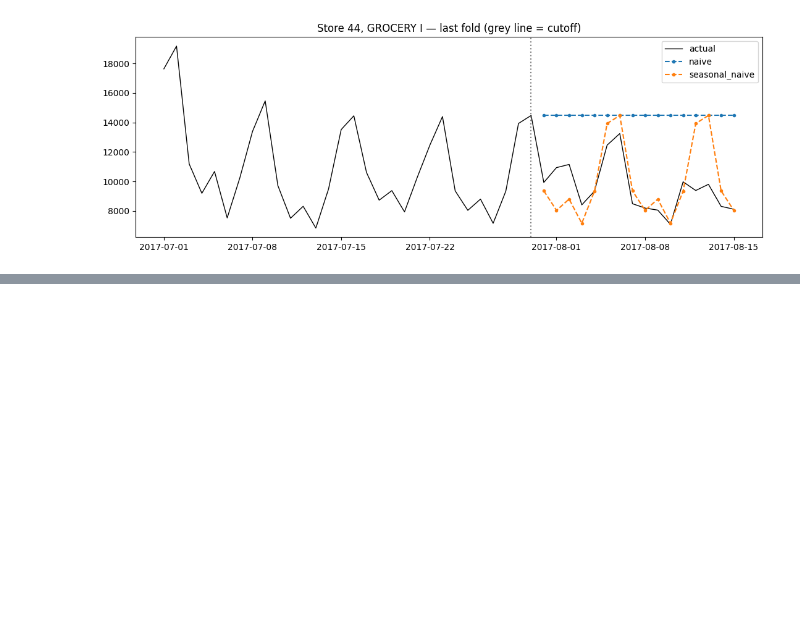
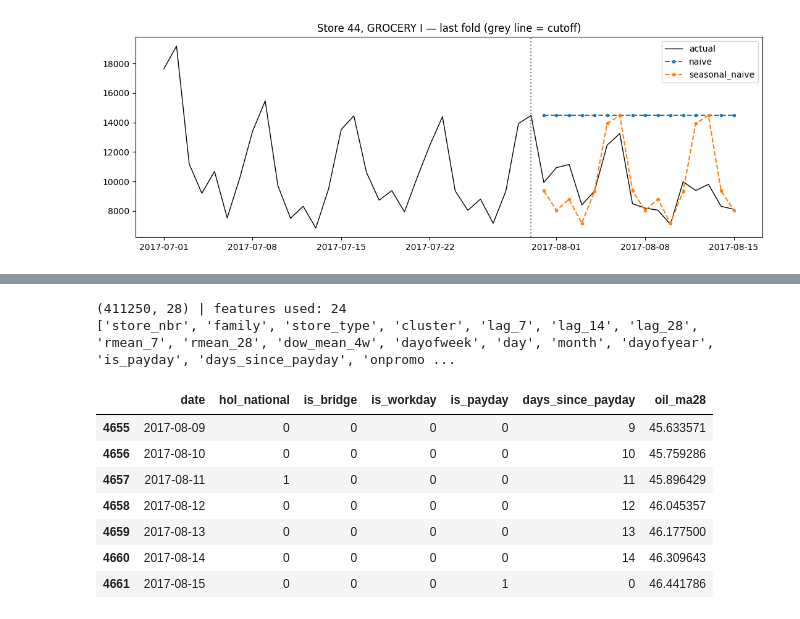
Before and after one commit to Mervecaliskann/retail-demand-forecasting, a Jupyter notebook: notebooks/forecasting.ipynb, the cells around one changed output, grey strips where cells are left out. Drawn from its saved outputs; the diff is of its cells as text; code cells hidden in the pictures; blank space fills up the shorter version.

```diff
--- a/notebooks/forecasting.ipynb
+++ b/notebooks/forecasting.ipynb
@@ -172,0 +192,25 @@ plt.tight_layout(); plt.savefig(data.FIG_DIR / "02_baselines_example.png", dpi=1
+# %%
+from src import features, model
+
+# Build all features once (lags are rebuilt inside the recursive forecast)
+# Tüm özellikleri bir kez kur (lag'ler recursive tahmin içinde yeniden kurulur)
+feat = features.add_lag_features(features.add_exogenous(df))
+print(feat.shape, "| features used:", len(features.FEATURES))
+print(features.FEATURES)
+# %% [output]
+(411250, 28) | features used: 24
+['store_nbr', 'family', 'store_type', 'cluster', 'lag_7', 'lag_14', 'lag_28', 'rmean_7', 'rmean_28', 'dow_mean_4w', 'dayofweek', 'day', 'month', 'dayofyear', 'is_payday', 'days_since_payday', 'onpromo ...
+# %%
+# Sanity check: 2017-08-10 holiday was moved to 08-11 (Transfer), payday on 08-15
+# Kontrol: 10.08.2017 tatili 11.08'e taşındı (Transfer), maaş günü 15.08
+cols = ["date", "hol_national", "is_bridge", "is_workday", "is_payday", "days_since_payday", "oil_ma28"]
+feat[(feat.store_nbr == 1) & (feat.family == "GROCERY I") & feat.date.between("2017-08-09", "2017-08-15")][cols]
+# %% [output]
+|  | date | hol_national | is_bridge | is_workday | is_payday | days_since_payday | oil_ma28 |
+| 4655 | 2017-08-09 | 0 | 0 | 0 | 0 | 9 | 45.633571 |
+| 4656 | 2017-08-10 | 0 | 0 | 0 | 0 | 10 | 45.759286 |
+| 4657 | 2017-08-11 | 1 | 0 | 0 | 0 | 11 | 45.896429 |
+| 4658 | 2017-08-12 | 0 | 0 | 0 | 0 | 12 | 46.045357 |
+| 4659 | 2017-08-13 | 0 | 0 | 0 | 0 | 13 | 46.177500 |
+| 4660 | 2017-08-14 | 0 | 0 | 0 | 0 | 14 | 46.309643 |
+| 4661 | 2017-08-15 | 0 | 0 | 0 | 1 | 0 | 46.441786 |
```
Also changed, not shown: parts of 3 cells of this notebook, 3 other files.
